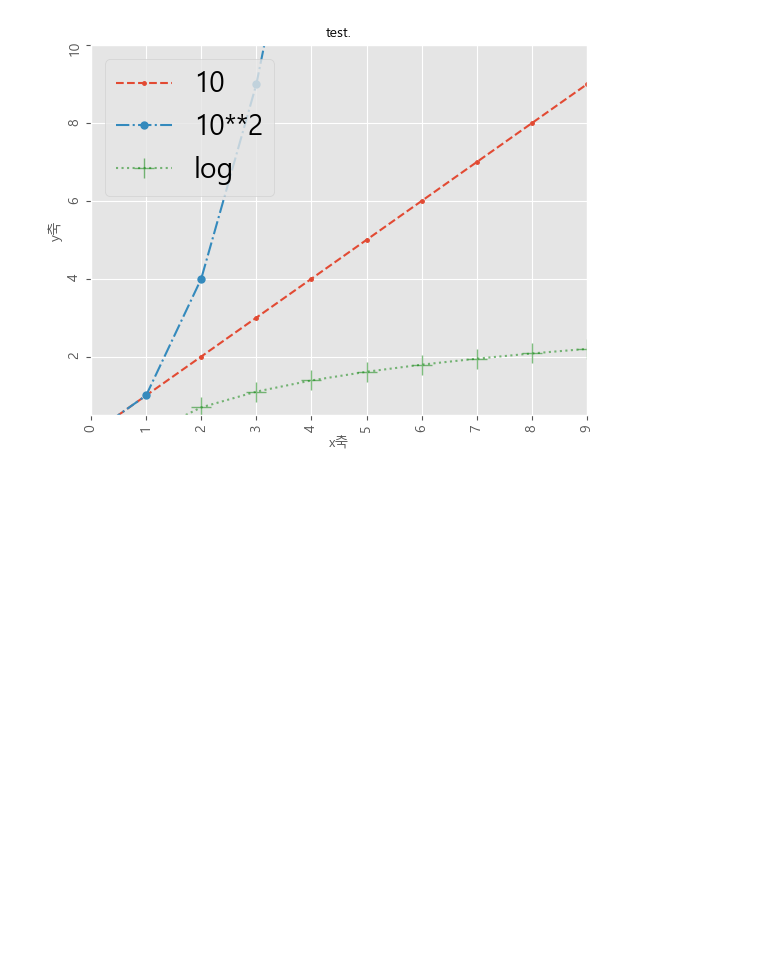
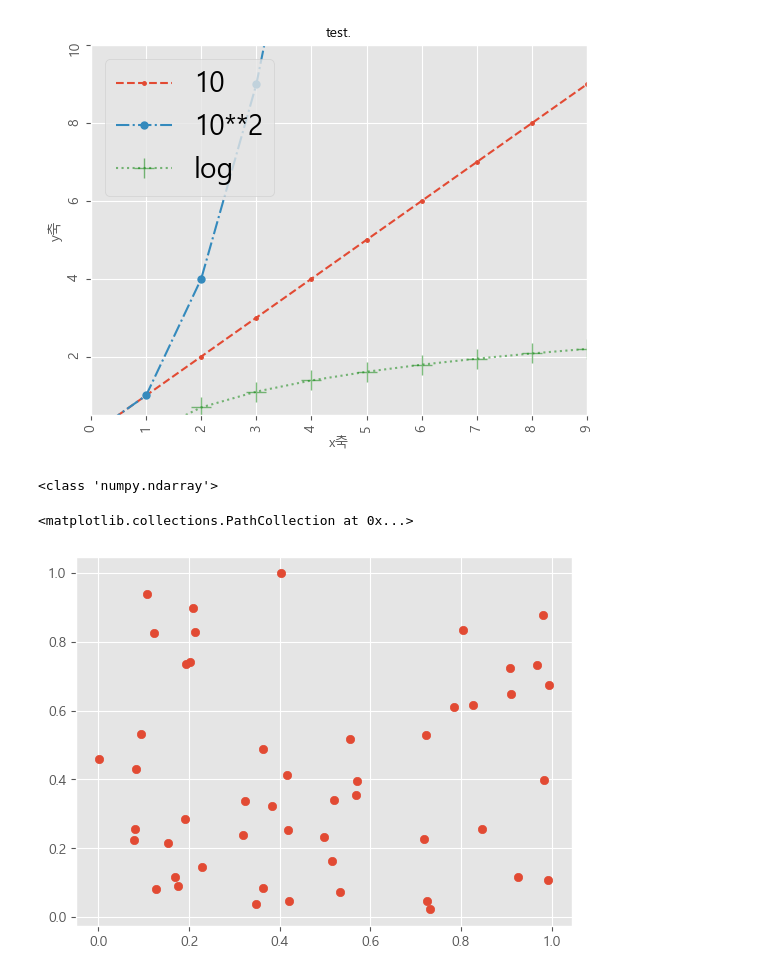
Before and after one commit to ctak/doit-pandas, a Jupyter notebook: graph_1.ipynb, the cells around one changed output. Cells and saved outputs as stored; diff of their text form; code cells hidden in the pictures; blank space fills up the shorter version.

Commit message:
test np.random

```diff
--- a/graph_1.ipynb
+++ b/graph_1.ipynb
@@ -63,3 +63,17 @@ fig, ax = plt.subplots(figsize=(5,6))
 plt.show()
 # %% [output]
 [figure]
+# %%
+# 아래 한글이 깨지고 있음. matplotlib 에서 깨진 것이지.
+import matplotlib.font_manager as fm
+
+font_list = fm.findSystemFonts(fontpaths=None, fontext='ttf')
+for el in font_list[:]:
+    # print(el)
+    pass
+
+# 아, 결국 font 의 이름이 직접적인 파일 이름이 아니여서 발생한 것이었네.
+# matplotlib 는 font 의 family-name 이 필요한 것이었고.
+print( fm.FontProperties(fname='C:/Windows/Fonts/malgun.ttf').get_name() )
+plt.rc('font', family='Malgun Gothic')
+plt.rcParams['axes.unicode_minus'] = False
@@ -67,8 +83,7 @@ plt.show()
 plt.plot([1,2,3],[3,6,9])
 plt.plot([1,2,3],[2,4,9])
 
-plt.rcParams['font.family'] = 'Malgun Gothic'
-plt.rcParams['axes.unicode_minus'] = False
+print(plt.rcParams['font.family'])
 
 plt.title('Label 설정 예제', fontsize=20)
 plt.xlabel('x축')
@@ -99,3 +115,13 @@ plt.ylim(0.5, 10)
 plt.show()
 # %% [output]
 [figure]
+# %%
+x = np.random.rand(50)
+print(type(x))
+y = np.random.rand(50)
+
+plt.scatter(x, y)
+# %% [output]
+<class 'numpy.ndarray'>
+<matplotlib.collections.PathCollection at 0x...>
+[figure, added]
```
Also changed, not shown: parts of 14 cells of this notebook, 1 other file.
